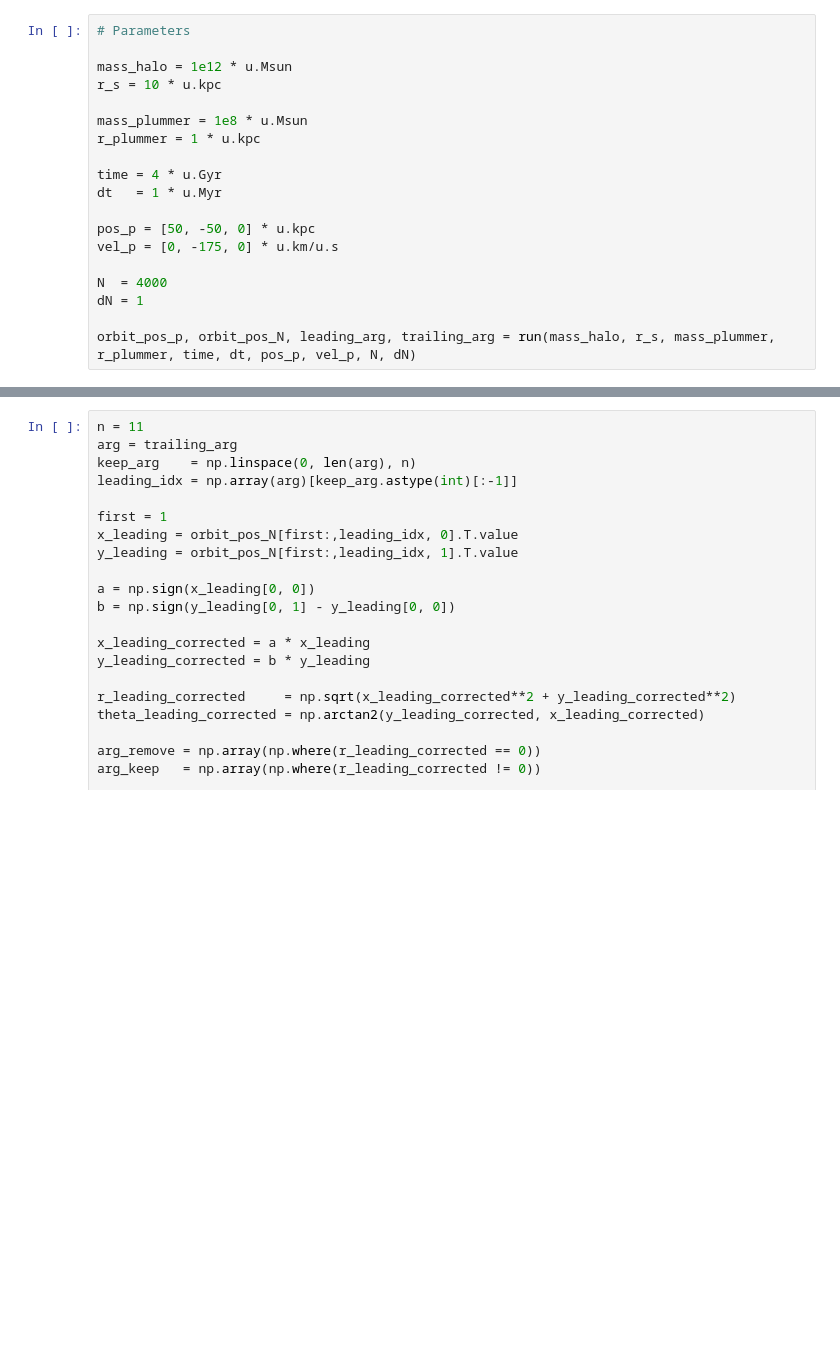
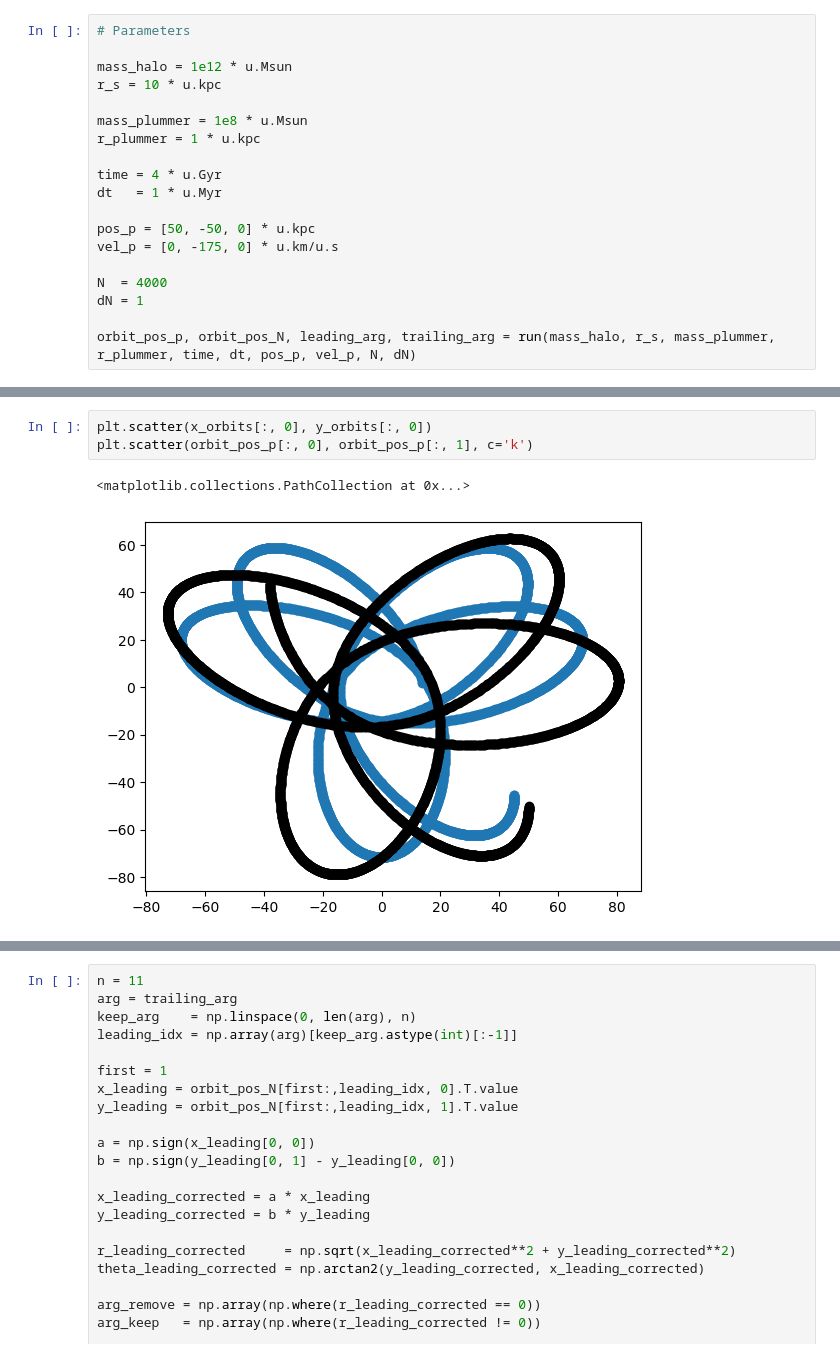
Before and after one commit to David-Chemaly/Nibaueur2023, a Jupyter notebook: Gala_stream.ipynb, the cells around one changed output, grey strips where cells are left out. Cells and saved outputs as stored; diff of their text form; blank space fills up the shorter version.

```diff
--- a/Gala_stream.ipynb
+++ b/Gala_stream.ipynb
@@ -42,0 +129,6 @@ orbit_pos_p, orbit_pos_N, leading_arg, trailing_arg = run(mass_halo, r_s, mass_p
+# %%
+plt.scatter(x_orbits[:, 0], y_orbits[:, 0])
+plt.scatter(orbit_pos_p[:, 0], orbit_pos_p[:, 1], c='k')
+# %% [output]
+<matplotlib.collections.PathCollection at 0x...>
+[figure, added]
```
Also changed, not shown: parts of 18 cells of this notebook.
